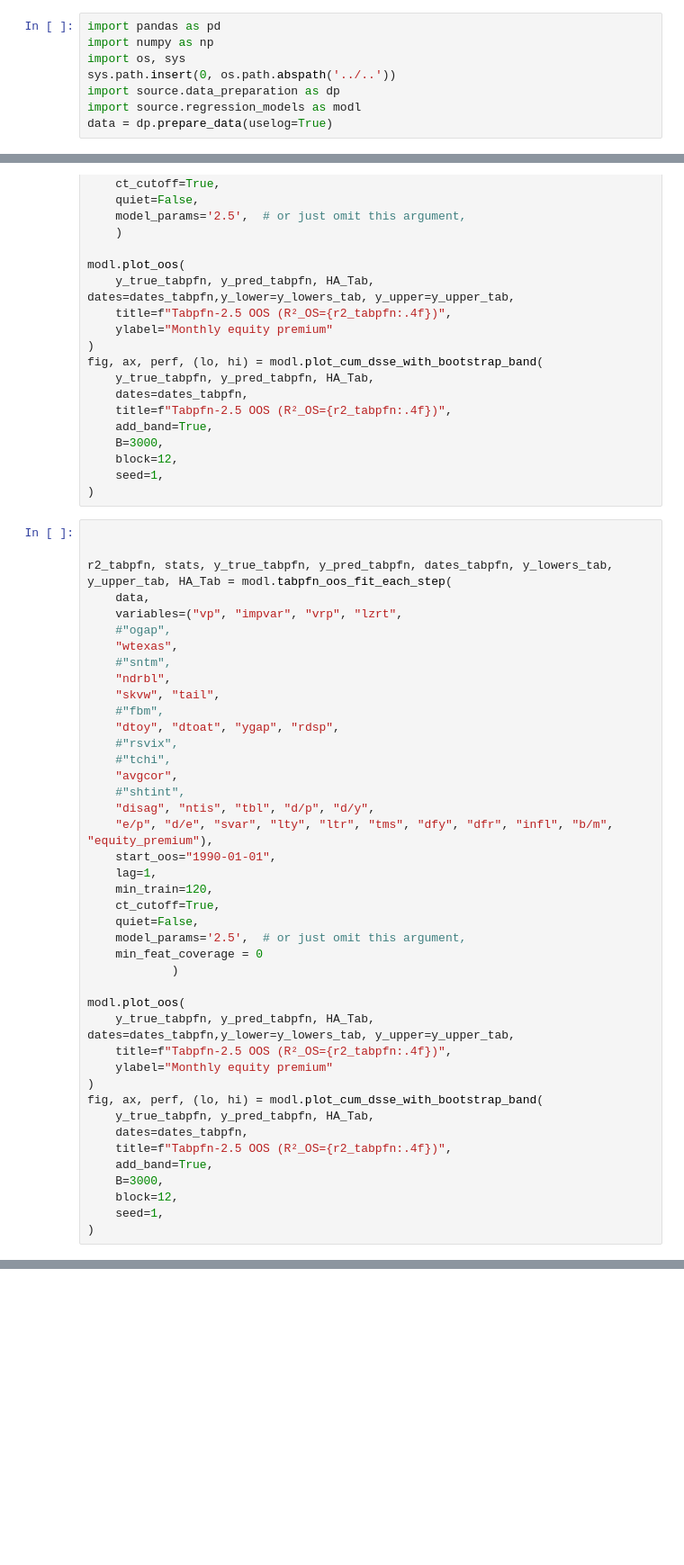
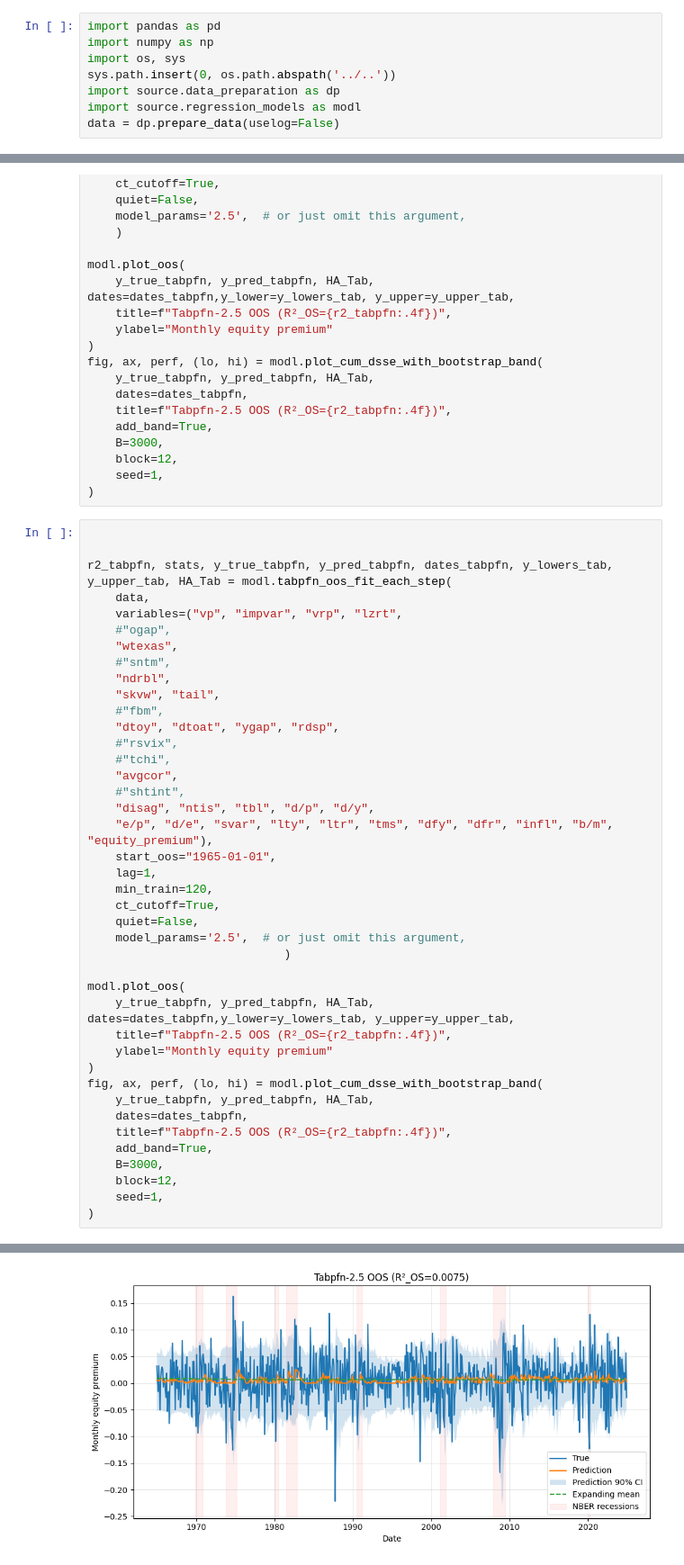
Before and after one commit to KiliTili/Masterarbeit, a Jupyter notebook: Notebooks/Benchmark/modelling_regression.ipynb, the cells around one changed output, grey strips where cells are left out. Shown at 90% size. Saved outputs shown, nothing was run; the diff lists cells and outputs as text; blank space fills up the shorter version.

Commit message:
Changed to log and changed minimal coverage

```diff
--- a/Notebooks/Benchmark/modelling_regression.ipynb
+++ b/Notebooks/Benchmark/modelling_regression.ipynb
@@ -5,7 +5,7 @@ import os, sys
 sys.path.insert(0, os.path.abspath('../..'))
 import source.data_preparation as dp
 import source.regression_models as modl
-data = dp.prepare_data(uselog=True)
+data = dp.prepare_data(uselog=False)
 # %%
 r2_o,stats, y_true_o, y_pred_o, dates_o,y_lower,y_upper,HA_OLS = modl.ols_oos(data, variables=("vp","impvar","vrp","lzrt","ogap","wtexas","sntm","skvw","tail",
     "fbm","dtoy","dtoat","ygap","rdsp","rsvix","tchi","avgcor","shtint",
@@ -436,14 +436,13 @@ r2_tabpfn, stats, y_true_tabpfn, y_pred_tabpfn, dates_tabpfn, y_lowers_tab, y_up
     #"shtint",
     "disag", "ntis", "tbl", "d/p", "d/y",
     "e/p", "d/e", "svar", "lty", "ltr", "tms", "dfy", "dfr", "infl", "b/m", "equity_premium"),
-    start_oos="1990-01-01",
+    start_oos="1965-01-01",
     lag=1,
     min_train=120,
     ct_cutoff=True,
     quiet=False,
     model_params='2.5',  # or just omit this argument,
-    min_feat_coverage = 0
-            )
+                            )
 
 modl.plot_oos(
     y_true_tabpfn, y_pred_tabpfn, HA_Tab, dates=dates_tabpfn,y_lower=y_lowers_tab, y_upper=y_upper_tab,
@@ -465,0 +479 @@ KeyboardInterrupt:
+[figure, added]
```
Also changed, not shown: parts of 3 cells of this notebook, 1 other file.
